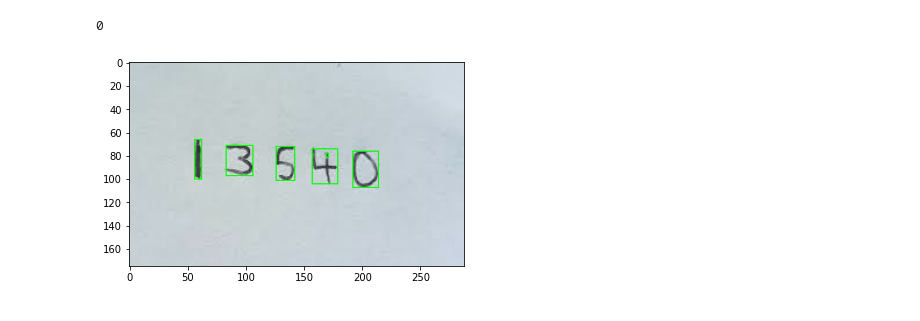
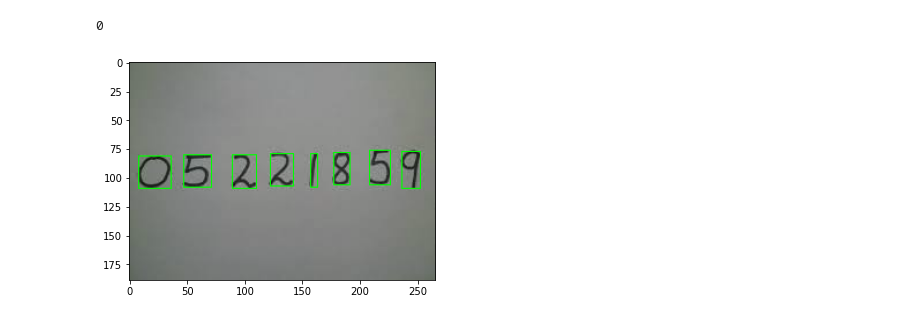
Before and after one commit to japnit01/Handwritten_digits, a Jupyter notebook: Handwritten.ipynb, the cells around one changed output. Cells and saved outputs as stored; diff of their text form; code cells hidden in the pictures.

```diff
--- a/Handwritten.ipynb
+++ b/Handwritten.ipynb
@@ -121,26 +121,26 @@ print(np.argmax(prediction))
 0
 # %%
 import cv2
-img = cv2.imread('/content/download1.jpg')
+img = cv2.imread('/content/hardik.jpg')
 img1 = cv2.cvtColor(img.copy(), cv2.COLOR_BGR2GRAY)
 
-ret, thresh = cv2.threshold(img1.copy(), 135, 255, cv2.THRESH_BINARY_INV)
+ret, thresh = cv2.threshold(img1.copy(), 75, 255, cv2.THRESH_BINARY_INV)
 contours, _ = cv2.findContours(thresh.copy(), cv2.RETR_EXTERNAL, cv2.CHAIN_APPROX_SIMPLE)
 
 arr_digits = []
 
 for c in contours:
     x,y,l,b = cv2.boundingRect(c)
     plt.imshow(cv2.rectangle(img, (x,y), (x+l, y+b), color=(0, 255, 0), thickness=1))
     digit = thresh[y:y+b, x:x+l]
     resized_digit = cv2.resize(digit, (18,18))
     padded_digit = np.pad(resized_digit, ((5,5),(5,5)), "constant", constant_values=0)
     arr_digits.append(padded_digit)
     #print(preprocessed_digits)
 #plt.imshow(image, cmap="gray")
 #plt.show()
 # %% [output]
-[figure, old version]
+[figure, new version]
 # %%
 inp = np.array(arr_digits)
 # %%
```
Also changed, not shown: parts of 1 cell of this notebook.
